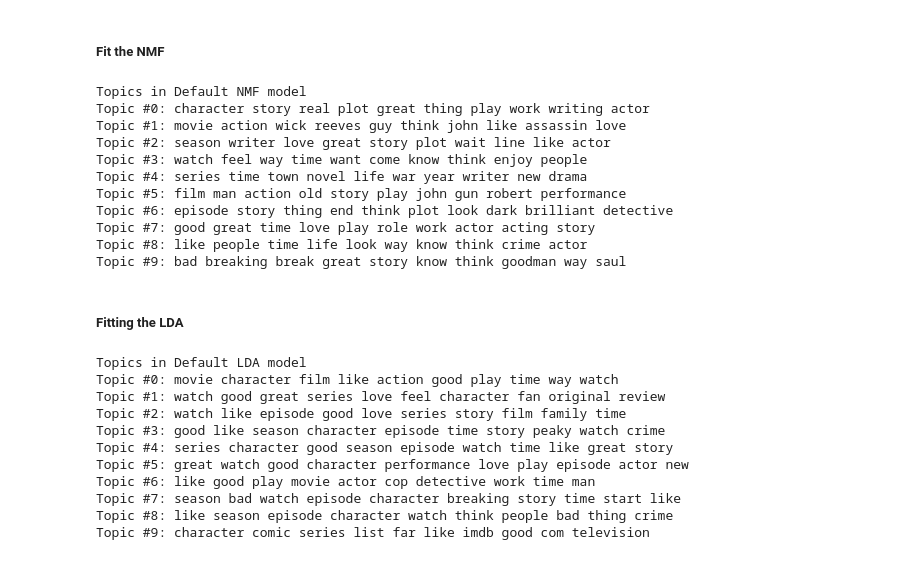
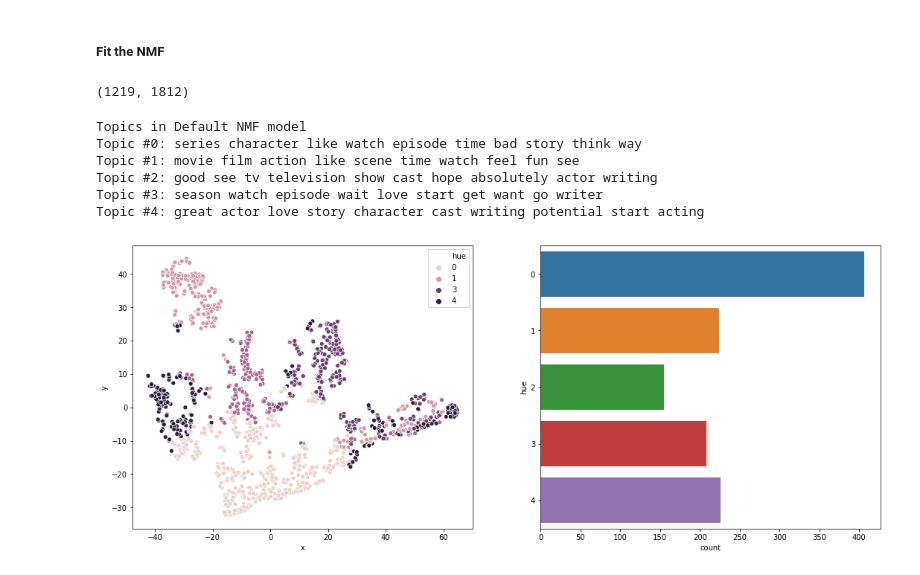
Before and after one commit to nateewall/MSDS7337, a Jupyter notebook: Final/NWall_Final_TopicModeling.ipynb, the cells around one changed output. Cells and saved outputs as stored; diff of their text form; code cells hidden in the pictures.

```diff
--- a/Final/NWall_Final_TopicModeling.ipynb
+++ b/Final/NWall_Final_TopicModeling.ipynb
@@ -142,0 +161,4 @@ n_top_words = 10
+# %%
+# Make a index to word dictionary.
+temp = dictionary[0]  # only to "load" the dictionary.
+id2word = dictionary.id2token
@@ -143,40 +218,52 @@ n_top_words = 10
 # %% [markdown]
 ##### Fit the NMF
+# %%
+nmf_vectorizer = TfidfVectorizer(tokenizer=lambda i:i, lowercase=False, min_df = 5, max_df = .7)
+nmf_cv = nmf_vectorizer.fit_transform(docs)
+# %%
+nmf_cv.shape
+# %% [output]
+(1219, 1812)
 # %%
-nmf = NMF(n_components=n_components).fit(cv)
+nmf = NMF(n_components=n_components).fit(nmf_cv)
 
 print("\nTopics in Default NMF model")
-cv_feature_names = vectorizer.get_feature_names()
+cv_feature_names = nmf_vectorizer.get_feature_names()
 print_top_words(nmf, cv_feature_names, n_top_words)
 # %% [output]
 Topics in Default NMF model
-Topic #0: character story real plot great thing play work writing actor
-Topic #1: movie action wick reeves guy think john like assassin love
-Topic #2: season writer love great story plot wait line like actor
-Topic #3: watch feel way time want come know think enjoy people
-Topic #4: series time town novel life war year writer new drama
-Topic #5: film man action old story play john gun robert performance
-Topic #6: episode story thing end think plot look dark brilliant detective
-Topic #7: good great time love play role work actor acting story
-Topic #8: like people time life look way know think crime actor
-Topic #9: bad breaking break great story know think goodman way saul
+Topic #0: series character like watch episode time bad story think way
+Topic #1: movie film action like scene time watch feel fun see
+Topic #2: good see tv television show cast hope absolutely actor writing
+Topic #3: season watch episode wait love start get want go writer
+Topic #4: great actor love story character cast writing potential start acting
-# %% [markdown]
-##### Fitting the LDA
-# %%
-lda = LDA(n_components=n_components).fit(cv)
-
-print("\nTopics in Default LDA model")
-cv_feature_names = vectorizer.get_feature_names()
-print_top_words(lda, cv_feature_names, n_top_words)
-# %% [output]
-Topics in Default LDA model
-Topic #0: movie character film like action good play time way watch
-Topic #1: watch good great series love feel character fan original review
-Topic #2: watch like episode good love series story film family time
-Topic #3: good like season character episode time story peaky watch crime
-Topic #4: series character good season episode watch time like great story
-Topic #5: great watch good character performance love play episode actor new
-Topic #6: like good play movie actor cop detective work time man
-Topic #7: season bad watch episode character breaking story time start like
-Topic #8: like season episode character watch think people bad thing crime
-Topic #9: character comic series list far like imdb good com television
+# %%
+### Function for visualizing topics using t-SNE
+def topic_map(vectorized_corpus, model):
+    """ This function using a topic model & vectorized corpus create a plot for interpreting results
+
+    :param vectorized_corpus: A sparse matrix, the vectorization of a corpus using sklearn vectorizers.
+    :param model: A sklearn model object , a fitted topic mode for the vectorized data
+
+    returns: A plot of all documents colored by topic based on their t-SNE values
+    """
+
+    #embed corpus as topic model
+    model_embedding = model.transform(vectorized_corpus)
+    model_embedding = (model_embedding - model_embedding.mean(axis=0))/model_embedding.std(axis=0)
+
+    #apply tsne dimensionality reduction for plotting
+    tsne = TSNE(random_state=3211)
+    tsne_embedding = tsne.fit_transform(model_embedding)
+    tsne_embedding = pd.DataFrame(tsne_embedding,columns=['x','y'])
+    tsne_embedding['hue'] = model_embedding.argmax(axis=1)
+
+    #plot topics based on tsne reductions
+    fig, (ax1, ax2) = plt.subplots(ncols=2)
+    fig.set_size_inches(18, 7)
+    sns.scatterplot(x='x', y='y', hue='hue', data=tsne_embedding, ax=ax1)
+    sns.countplot(y='hue', data=tsne_embedding , ax=ax2)
+# %%
+topic_map(nmf_cv, nmf)
+# %% [output]
+[figure, added]
```
Also changed, not shown: parts of 22 cells of this notebook.
